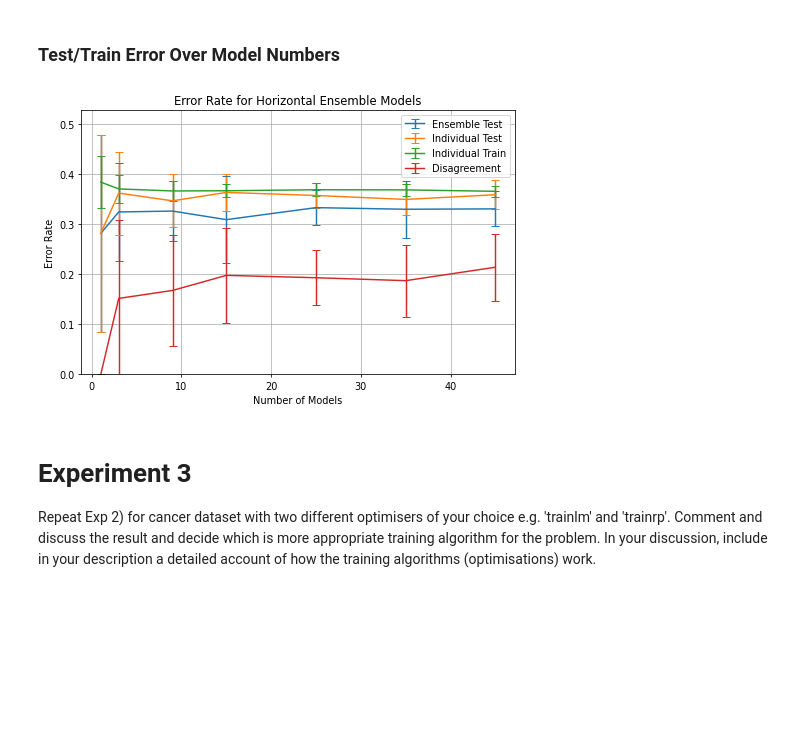
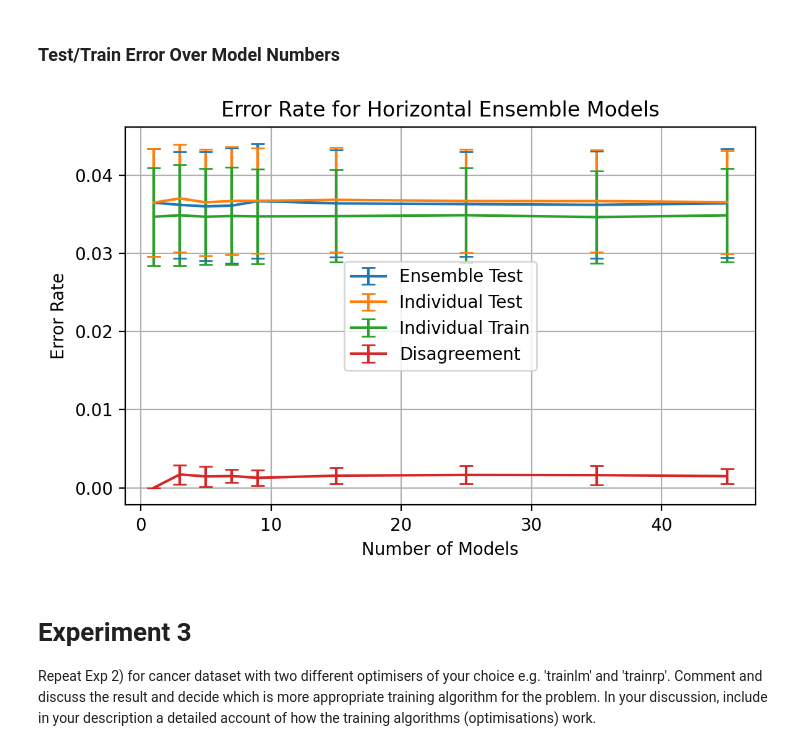
Before and after one commit to Sarsoo/SLP-Training, a Jupyter notebook: nncw.ipynb, the cells around one changed output. Saved outputs shown, nothing was run; the diff lists cells and outputs as text; code cells hidden in the pictures; blank space fills up the shorter version.

Commit message:
adding exp1/2 data, writing

```diff
--- a/nncw.ipynb
+++ b/nncw.ipynb
@@ -534,5 +539,5 @@ fig.tight_layout()
 # %%
-fig, axes = plt.subplots(math.ceil(len(multi_param_nodes) / 2), 2, figsize=(8, 8*math.ceil(len(multi_param_nodes) / 2)/3))
+fig, axes = plt.subplots(math.ceil(len(multi_param_nodes) / 2), 2, figsize=(6, 6*math.ceil(len(multi_param_nodes) / 2)/3))
 fig.set_dpi(fig_dpi)
 
 for idx, (nodes, ax) in enumerate(zip(multi_param_nodes, axes.flatten())):
@@ -544,5 +549,5 @@ for idx, (nodes, ax) in enumerate(zip(multi_param_nodes, axes.flatten())):
     ax.grid()
 
 fig.tight_layout()
-# fig.savefig(f'graphs/{exp1_testname}-test-train-error-rate-std.png')
+fig.savefig(f'graphs/{exp1_testname}-test-train-error-rate-std.png')
 # %% [output]
@@ -600,8 +605,8 @@ def evaluate_ensemble_vote(hidden_nodes=16,
                 response["nodes"] = [int(i) for i in np.linspace(*hidden_nodes, num=m)]
 
         elif hidden_nodes == 'm':
-            models = [get_model(2 * i, weight_init=weight_init) for i in range(m)]
-            response["nodes"] = [2 * i for i in range(m)]
+            models = [get_model(i+1, weight_init=weight_init) for i in range(m)]
+            response["nodes"] = [i+1 for i in range(m)]
         else: # not a range of epochs, just set to given value
             models = [get_model(hidden_nodes, weight_init=weight_init) for _ in range(m)]
             response["nodes"] = hidden_nodes
@@ -710,7 +715,9 @@ Run a single iteration of ensemble model investigations
 # %%
 single_ensem_results = list()
 # for test in evaluate_ensemble_vote(epochs=(5, 300), optimizer=lambda: tf.keras.optimizers.SGD(learning_rate=0.02)):
-for test in evaluate_ensemble_vote(hidden_nodes=(1, 25), optimizer=lambda: tf.keras.optimizers.SGD(learning_rate=0.02)):
+for test in evaluate_ensemble_vote(hidden_nodes=(1, 400),
+                                   epochs=20,
+                                   optimizer=lambda: tf.keras.optimizers.SGD(learning_rate=0.02)):
     single_ensem_results.append(test)
     print(test["nodes"], test["epochs"])
 # %% [output]
@@ -779,11 +801,13 @@ multi_ensem_results = list()
 multi_ensem_iterations = 30
 for i in range(multi_ensem_iterations):
     print(f"Iteration {i+1}/{multi_ensem_iterations}")
-    data_train, data_test, labels_train, labels_test = train_test_split(data, labels, test_size=test_size, stratify=labels)
-    multi_ensem_results.append(list(evaluate_ensemble_vote(epochs=10,
-                                                           hidden_nodes=(1, 400),
-                                                           nmodels=[1, 3, 9, 15, 25, 35, 45],
-                                                           optimizer=lambda: tf.keras.optimizers.SGD(learning_rate=0.15, momentum=0.01),
+    data_train, data_test, labels_train, labels_test = train_test_split(data, labels, test_size=test_size,
+#                                                                         stratify=labels
+                                                                       )
+    multi_ensem_results.append(list(evaluate_ensemble_vote(epochs=(50, 100),
+                                                           hidden_nodes=(50, 100),
+                                                           nmodels=[1, 3, 5, 7, 9, 15, 25, 35, 45],
+                                                           optimizer=lambda: tf.keras.optimizers.SGD(learning_rate=0.1, momentum=0.1),
                                                            weight_init=lambda: 'random_uniform',
                                                            batch_size=batch_size,
                                                            dtrain=data_train,
@@ -887,30 +908,33 @@ Models: 1, 71.8% Accurate
 # %% [markdown]
 ### Test/Train Error Over Model Numbers
 # %%
-fig = plt.figure(figsize=(8, 5))
+fig = plt.figure(figsize=(6, 4))
 fig.set_dpi(fig_dpi)
 
 # plt.plot(multi_ensem_models, 1 - mean_ensem_accuracy[0, :], 'x-', label='Ensemble Test')
 # plt.plot(multi_ensem_models, 1 - mean_ensem_accuracy[2, :], 'x-', label='Individual Test')
 # plt.plot(multi_ensem_models, 1 - mean_ensem_accuracy[1, :], 'x-', label='Individual Train')
 # plt.plot(multi_ensem_models, 1 - mean_ensem_accuracy[3, :], 'x-', label='Agreement')
 
 plt.errorbar(multi_ensem_models, 1 - mean_ensem_accuracy[0, :], yerr=std_ensem_accuracy[0, :], capsize=4, label='Ensemble Test')
 plt.errorbar(multi_ensem_models, 1 - mean_ensem_accuracy[2, :], yerr=std_ensem_accuracy[2, :], capsize=4, label='Individual Test')
 plt.errorbar(multi_ensem_models, 1 - mean_ensem_accuracy[1, :], yerr=std_ensem_accuracy[1, :], capsize=4, label='Individual Train')
 plt.errorbar(multi_ensem_models, 1 - mean_ensem_accuracy[3, :], yerr=std_ensem_accuracy[3, :], capsize=4, label='Disagreement')
 
 plt.title(f"Error Rate for Horizontal Ensemble Models")
-# plt.ylim(0, 1)
-plt.ylim(0, np.max(1 - mean_ensem_accuracy + std_ensem_accuracy) + 0.05)
+# plt.ylim(0, 0.2)
+# plt.ylim(0, np.max(1 - mean_ensem_accuracy + std_ensem_accuracy) + 0.05)
 plt.grid()
 plt.legend()
 plt.xlabel("Number of Models")
 plt.ylabel("Error Rate")
+
+plt.tight_layout()
 plt.savefig(f'graphs/{exp2_testname}-error-rate-curves.png')
+
 plt.show()
 # %% [output]
-[figure, old version]
+[figure, new version]
 # %% [markdown]
 # Experiment 3
 
```
Also changed, not shown: parts of 24 cells of this notebook, 49 other files.
